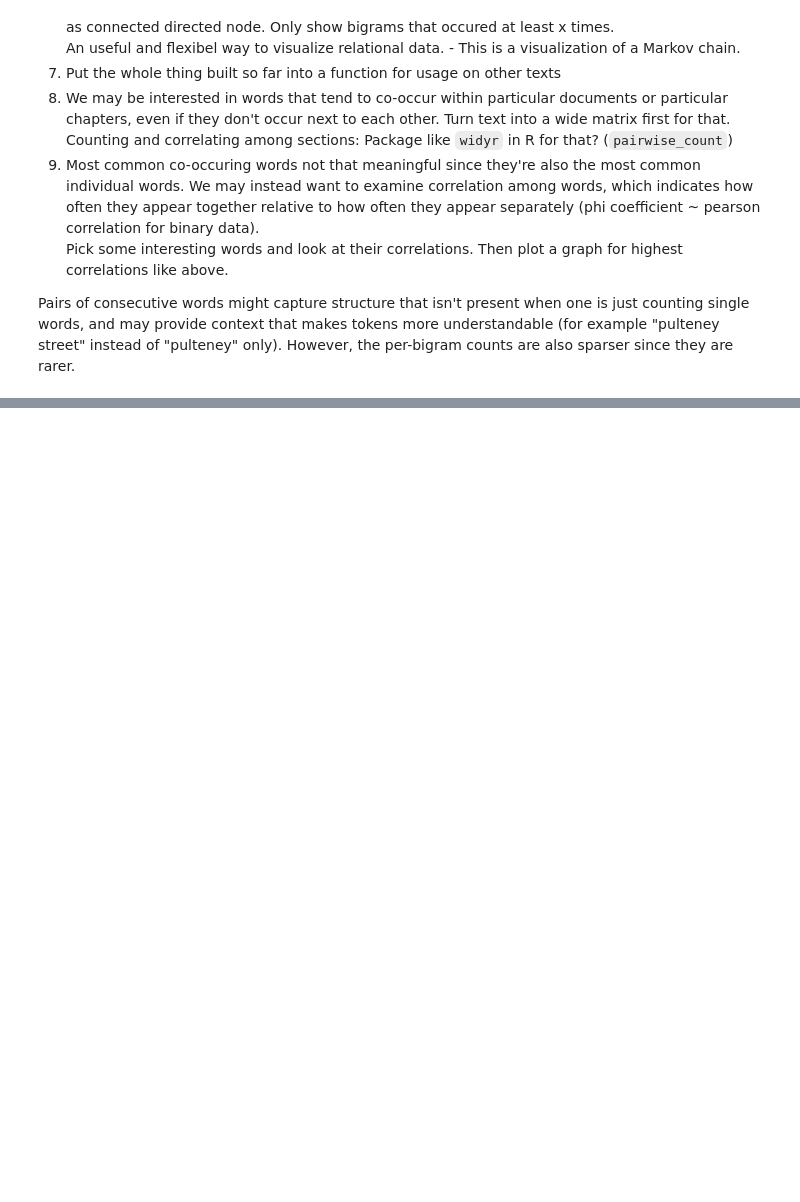
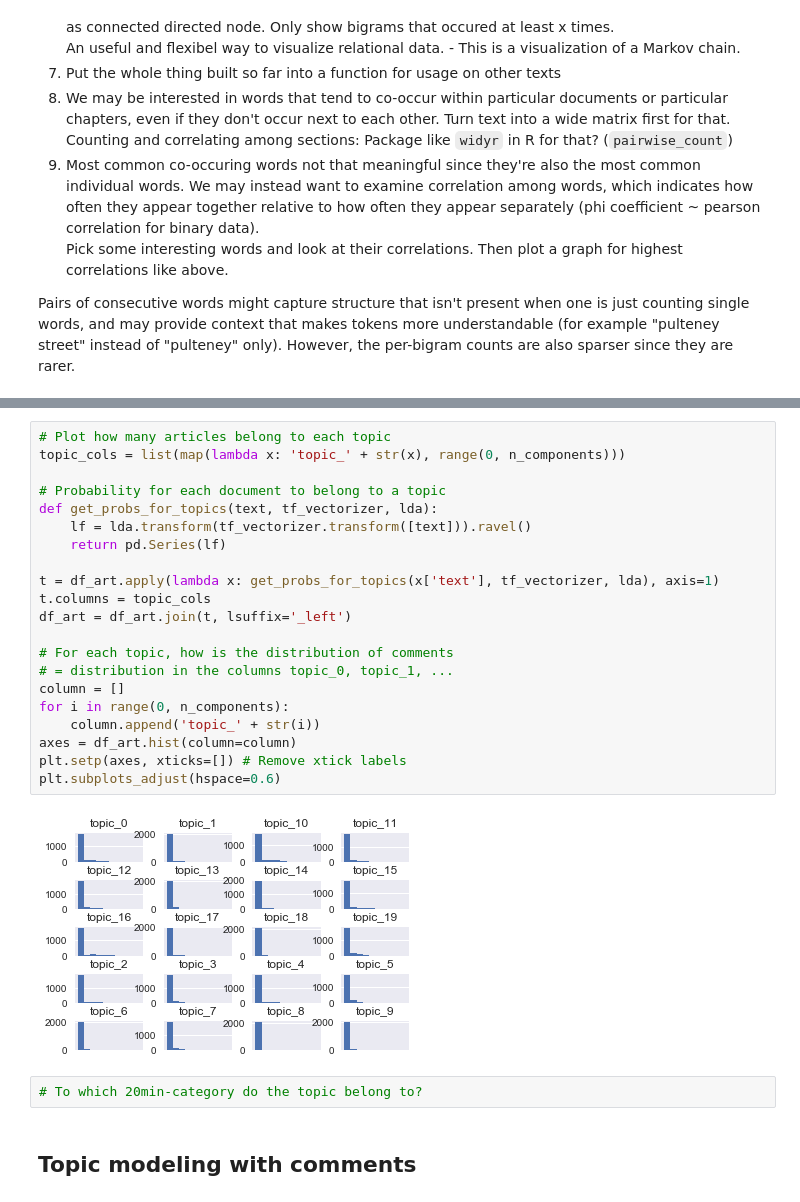
Before and after one commit to fdelia/bots, a Jupyter notebook: 4_topic_modeling.ipynb, the cells around one changed output, grey strips where cells are left out. Saved outputs shown, nothing was run; the diff lists cells and outputs as text; blank space fills up the shorter version.

Commit message:
topic modeling with articles

```diff
--- a/4_topic_modeling.ipynb
+++ b/4_topic_modeling.ipynb
@@ -72,3 +157,30 @@ It's possible to declare what a "document" is. Also look at how each document is
+# %%
+# Plot how many articles belong to each topic
+topic_cols = list(map(lambda x: 'topic_' + str(x), range(0, n_components)))
+
+# Probability for each document to belong to a topic
+def get_probs_for_topics(text, tf_vectorizer, lda):
+    lf = lda.transform(tf_vectorizer.transform([text])).ravel()
+    return pd.Series(lf)
+
+t = df_art.apply(lambda x: get_probs_for_topics(x['text'], tf_vectorizer, lda), axis=1)
+t.columns = topic_cols
+df_art = df_art.join(t, lsuffix='_left')
+
+# For each topic, how is the distribution of comments
+# = distribution in the columns topic_0, topic_1, ...
+column = []
+for i in range(0, n_components):
+    column.append('topic_' + str(i))
+axes = df_art.hist(column=column)
+plt.setp(axes, xticks=[]) # Remove xtick labels
+plt.subplots_adjust(hspace=0.6)
+# %% [output]
+[figure, added]
+# %%
+# To which 20min-category do the topic belong to?
+# %% [markdown]
+## Topic modeling with comments
 # %%
 from sklearn.feature_extraction.text import TfidfVectorizer, CountVectorizer
 from sklearn.decomposition import NMF, LatentDirichletAllocation
```
Also changed, not shown: parts of 9 cells of this notebook.
